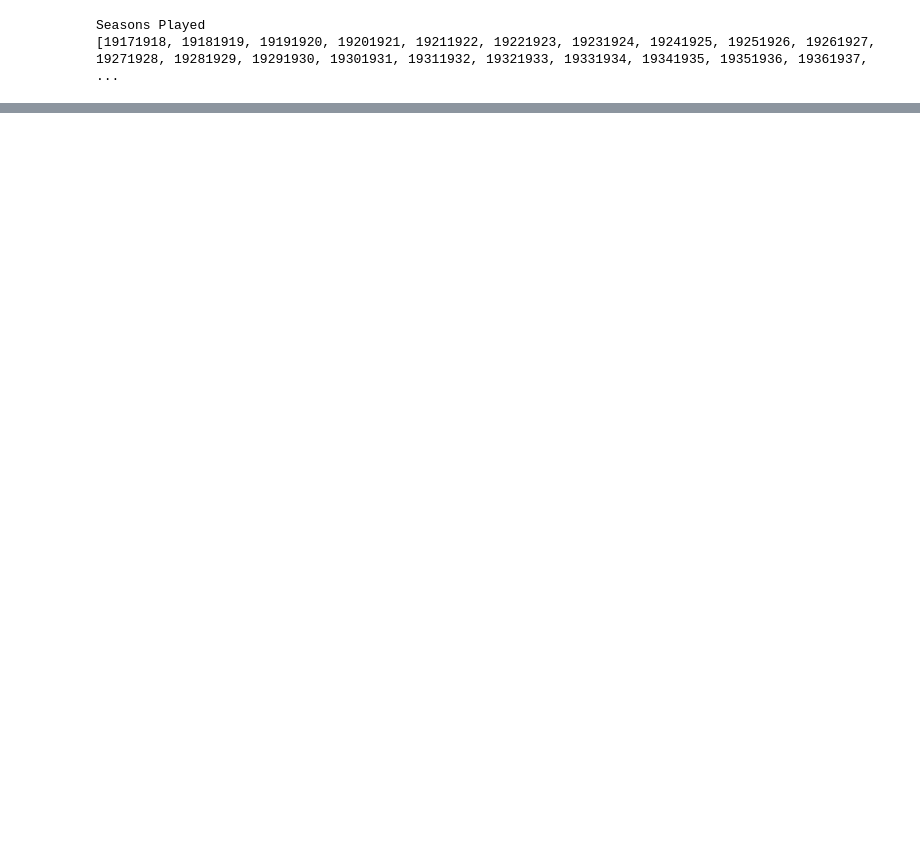
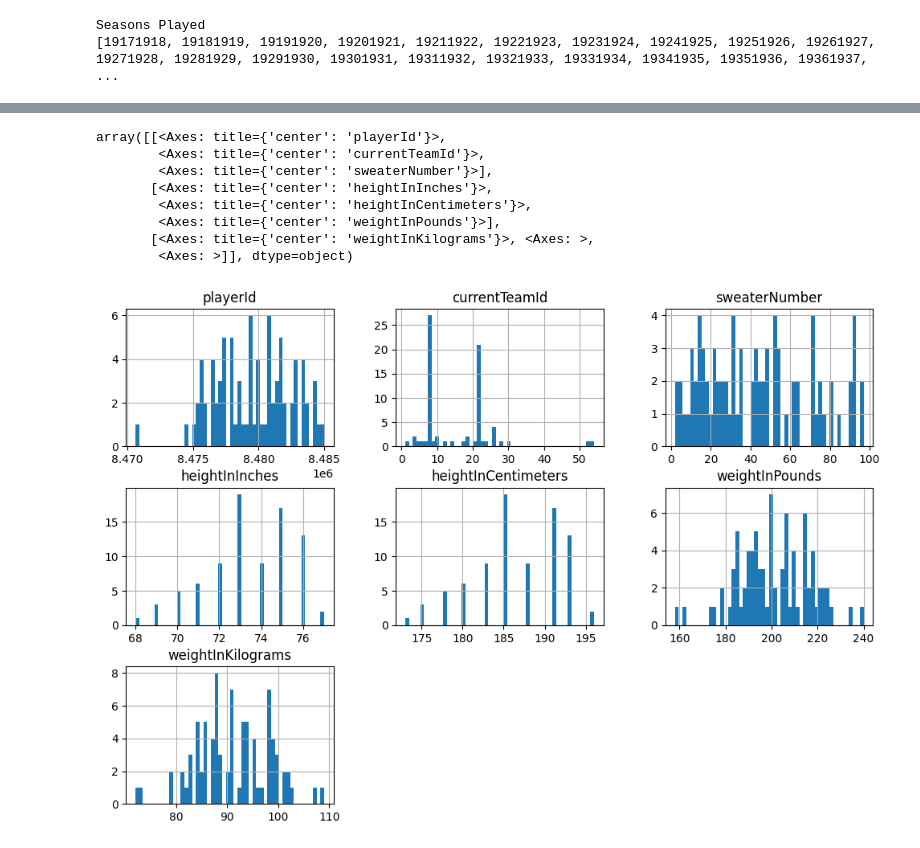
Before and after one commit to corcamp/hockey_analyses, a Jupyter notebook: exploratory_api.ipynb, the cells around one changed output, grey strips where cells are left out. Drawn from its saved outputs; the diff is of its cells as text; code cells hidden in the pictures; blank space fills up the shorter version.

```diff
--- a/exploratory_api.ipynb
+++ b/exploratory_api.ipynb
@@ -82,0 +145,14 @@ Event.event_by_id[14943173].json_data
+# %%
+# Plots for players df
+players = MEMORY_MANAGER.players_df
+players.hist(bins=50, figsize=(12, 8))
+# %% [output]
+array([[<Axes: title={'center': 'playerId'}>,
+        <Axes: title={'center': 'currentTeamId'}>,
+        <Axes: title={'center': 'sweaterNumber'}>],
+       [<Axes: title={'center': 'heightInInches'}>,
+        <Axes: title={'center': 'heightInCentimeters'}>,
+        <Axes: title={'center': 'weightInPounds'}>],
+       [<Axes: title={'center': 'weightInKilograms'}>, <Axes: >,
+        <Axes: >]], dtype=object)
+[figure, added]
```
Also changed, not shown: parts of 7 cells of this notebook, 2 other files.
